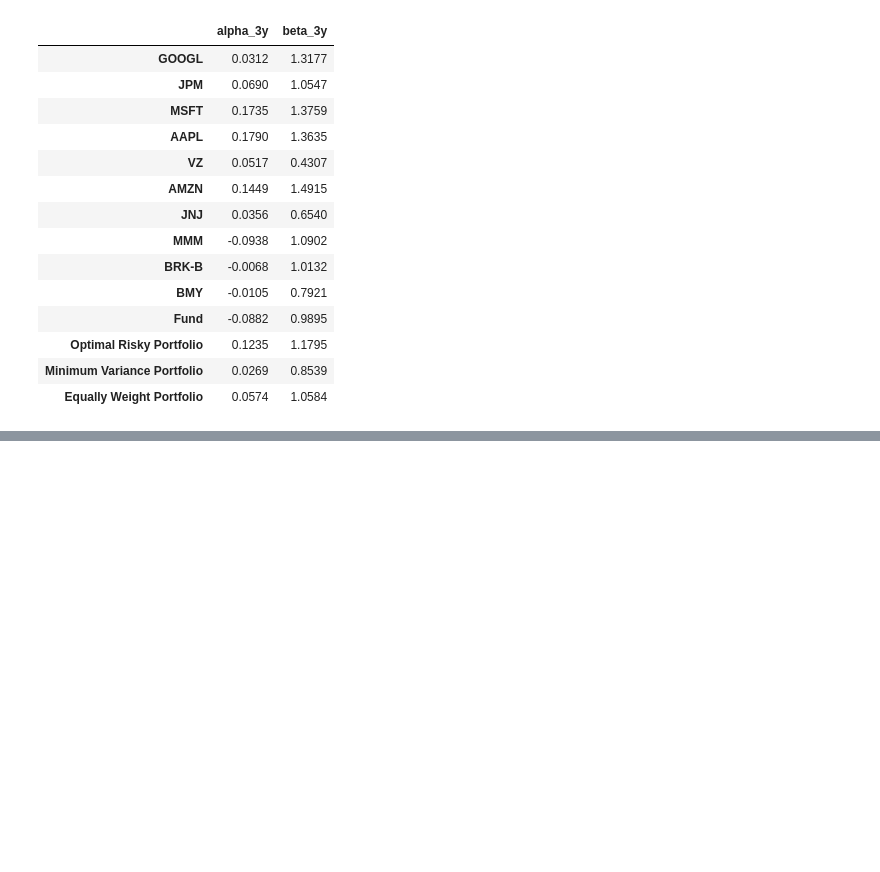
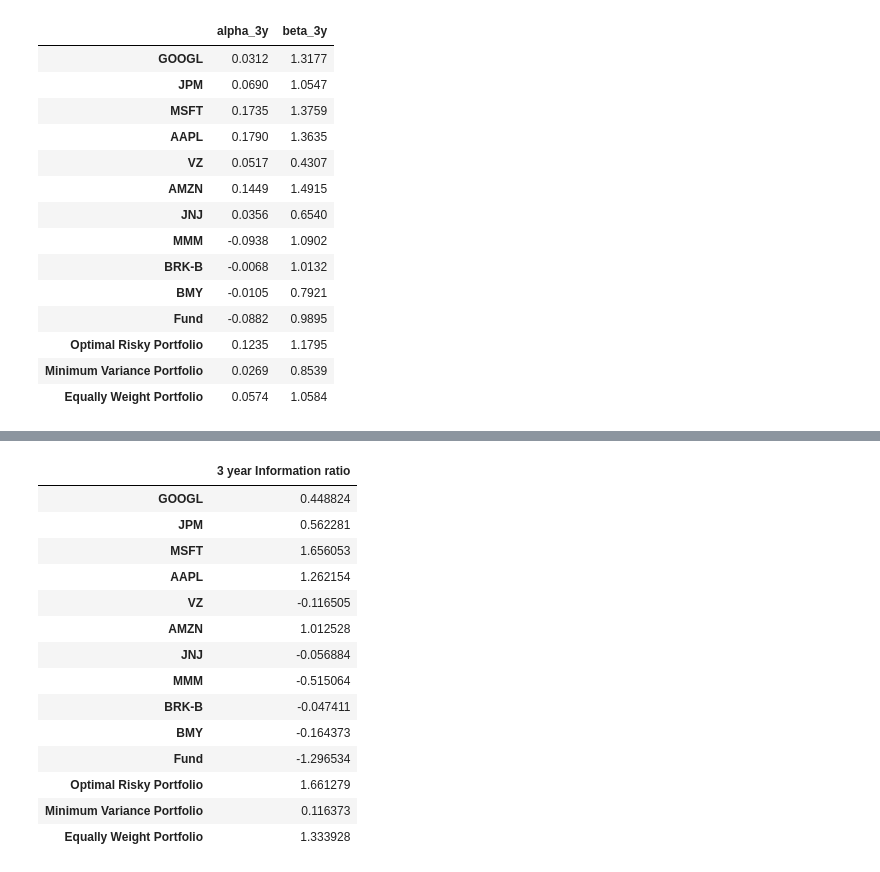
Before and after one commit to AndyCheungSZU/Portfolio-Management-Coursework, a Jupyter notebook: alpha, beta, r-square, information ratio(Based on Russell 1000).ipynb, the cells around one changed output, grey strips where cells are left out. Drawn from its saved outputs; the diff is of its cells as text; code cells hidden in the pictures; blank space fills up the shorter version.

```diff
--- a/alpha, beta, r-square, information ratio(Based on Russell 1000).ipynb
+++ b/alpha, beta, r-square, information ratio(Based on Russell 1000).ipynb
@@ -191 +202,32 @@ INR
+# %%
+TR_3y = []
+
+for asset in Cols:
+    tr = ret_2017_2019.loc[:, asset] - ret_2017_2019.iloc[:, -1]
+    TR_3y.append(tr)
+
+TR_3y_T = pd.DataFrame(TR_3y)
+TR_3y = TR_3y_T.T
+TR_3y.columns = Cols
+
+information_ratio_3y = np.sqrt(252) * TR_3y.mean() / TR_3y.std()
+
+INR_3y = pd.DataFrame(information_ratio_3y, columns=['3 year Information ratio'])
+INR_3y
+# %% [output]
+|  | 3 year Information ratio |
+| GOOGL | 0.448824 |
+| JPM | 0.562281 |
+| MSFT | 1.656053 |
+| AAPL | 1.262154 |
+| VZ | -0.116505 |
+| AMZN | 1.012528 |
+| JNJ | -0.056884 |
+| MMM | -0.515064 |
+| BRK-B | -0.047411 |
+| BMY | -0.164373 |
+| Fund | -1.296534 |
+| Optimal Risky Portfolio | 1.661279 |
+| Minimum Variance Portfolio | 0.116373 |
+| Equally Weight Portfolio | 1.333928 |
 # %%
```
Also changed, not shown: parts of 9 cells of this notebook.
